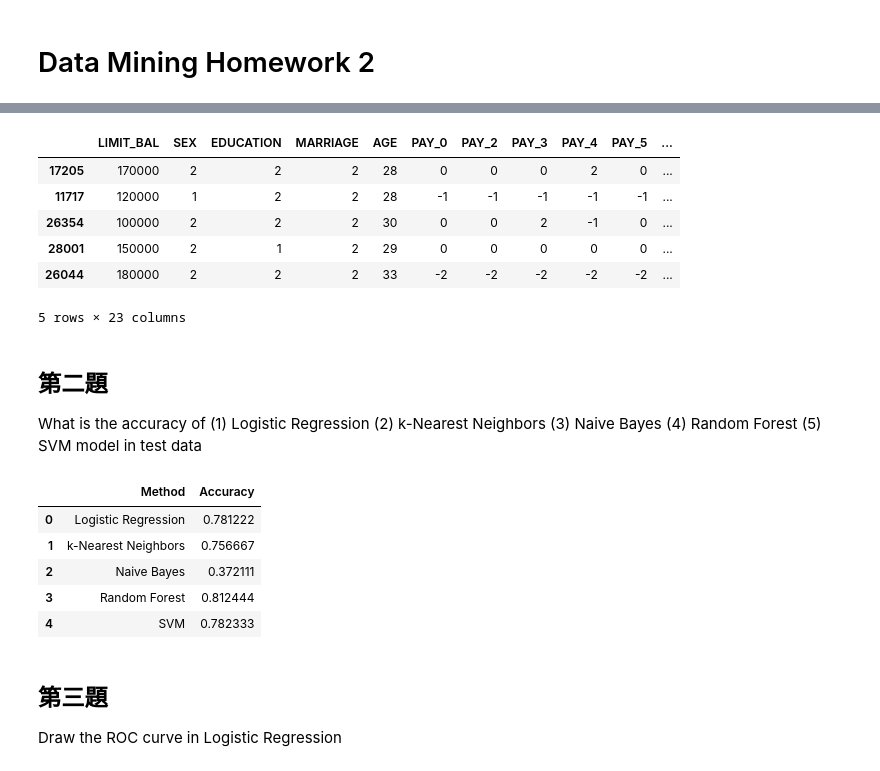
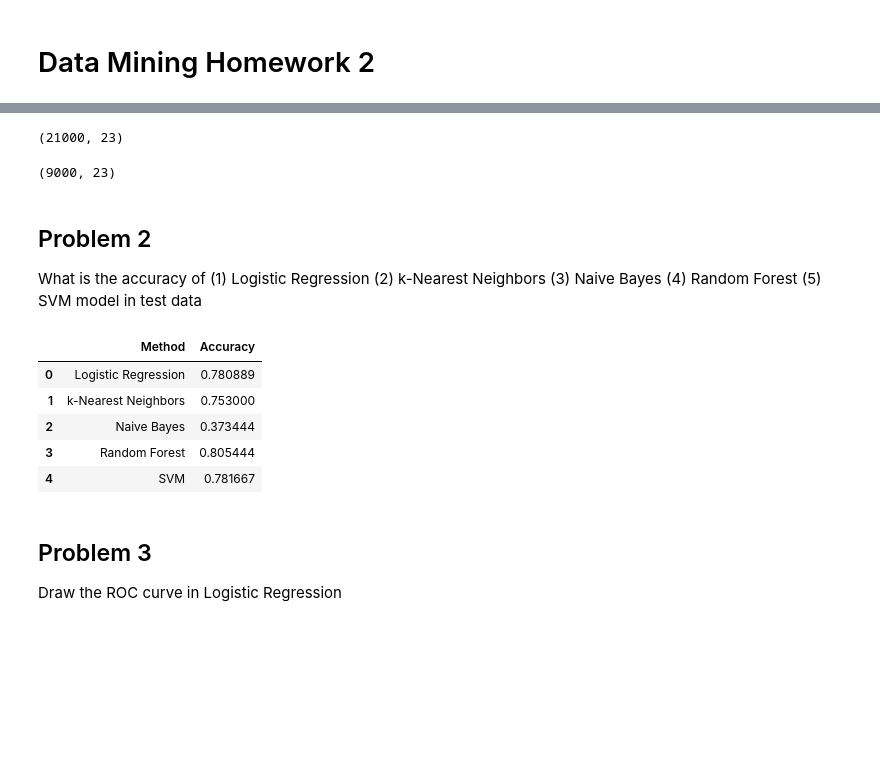
Before and after one commit to qas612820704/dataMiningCourse, a Jupyter notebook: Hw2/DataMining_HomeWork_2.ipynb, the cells around one changed output, grey strips where cells are left out. Saved outputs shown, nothing was run; the diff lists cells and outputs as text; code cells hidden in the pictures; blank space fills up the shorter version.

Commit message:
Problem 7

```diff
--- a/Hw2/DataMining_HomeWork_2.ipynb
+++ b/Hw2/DataMining_HomeWork_2.ipynb
@@ -49,15 +43,13 @@ df_train.head(5)
-# %%
-df_test.head(5)
-# %% [output]
-|  | LIMIT_BAL | SEX | EDUCATION | MARRIAGE | AGE | PAY_0 | PAY_2 | PAY_3 | PAY_4 | PAY_5 | ... |
-| 17205 | 170000 | 2 | 2 | 2 | 28 | 0 | 0 | 0 | 2 | 0 | ... |
-| 11717 | 120000 | 1 | 2 | 2 | 28 | -1 | -1 | -1 | -1 | -1 | ... |
-| 26354 | 100000 | 2 | 2 | 2 | 30 | 0 | 0 | 2 | -1 | 0 | ... |
-| 28001 | 150000 | 2 | 1 | 2 | 29 | 0 | 0 | 0 | 0 | 0 | ... |
-| 26044 | 180000 | 2 | 2 | 2 | 33 | -2 | -2 | -2 | -2 | -2 | ... |
-5 rows × 23 columns
+# %%
+df_train.shape
+# %% [output]
+(21000, 23)
+# %%
+df_test.shape
+# %% [output]
+(9000, 23)
 # %% [markdown]
-## 第二題
+## Problem 2
 What is the accuracy of (1) Logistic Regression (2) k-Nearest Neighbors
 (3) Naive Bayes (4) Random Forest (5) SVM model in test data
 # %%
@@ -76,27 +68,27 @@ SVM = 4
 # %%
 df_acy = pd.DataFrame(columns=["Method", "Accuracy"])
 
 predicted_result_to = []
 
 for clf, name in clfs:
     clf.fit(df_train, sr_train_y)
     predicted = clf.predict(df_test)
     df_acy = df_acy.append([
             {
                 "Method": name,
-                "Accuracy": accuracy_score(predicted, sr_test_y)
+                "Accuracy": accuracy_score(sr_test_y, predicted)
             }],ignore_index=True)
     predicted_result_to.append(predicted)
 df_acy
 # %% [output]
 |  | Method | Accuracy |
-| 0 | Logistic Regression | 0.781222 |
-| 1 | k-Nearest Neighbors | 0.756667 |
-| 2 | Naive Bayes | 0.372111 |
-| 3 | Random Forest | 0.812444 |
-| 4 | SVM | 0.782333 |
+| 0 | Logistic Regression | 0.780889 |
+| 1 | k-Nearest Neighbors | 0.753000 |
+| 2 | Naive Bayes | 0.373444 |
+| 3 | Random Forest | 0.805444 |
+| 4 | SVM | 0.781667 |
 # %% [markdown]
-## 第三題
+## Problem 3
 Draw the ROC curve in Logistic Regression
 # %%
 logreg = clfs[LR][0]
```
Also changed, not shown: parts of 17 cells of this notebook.
